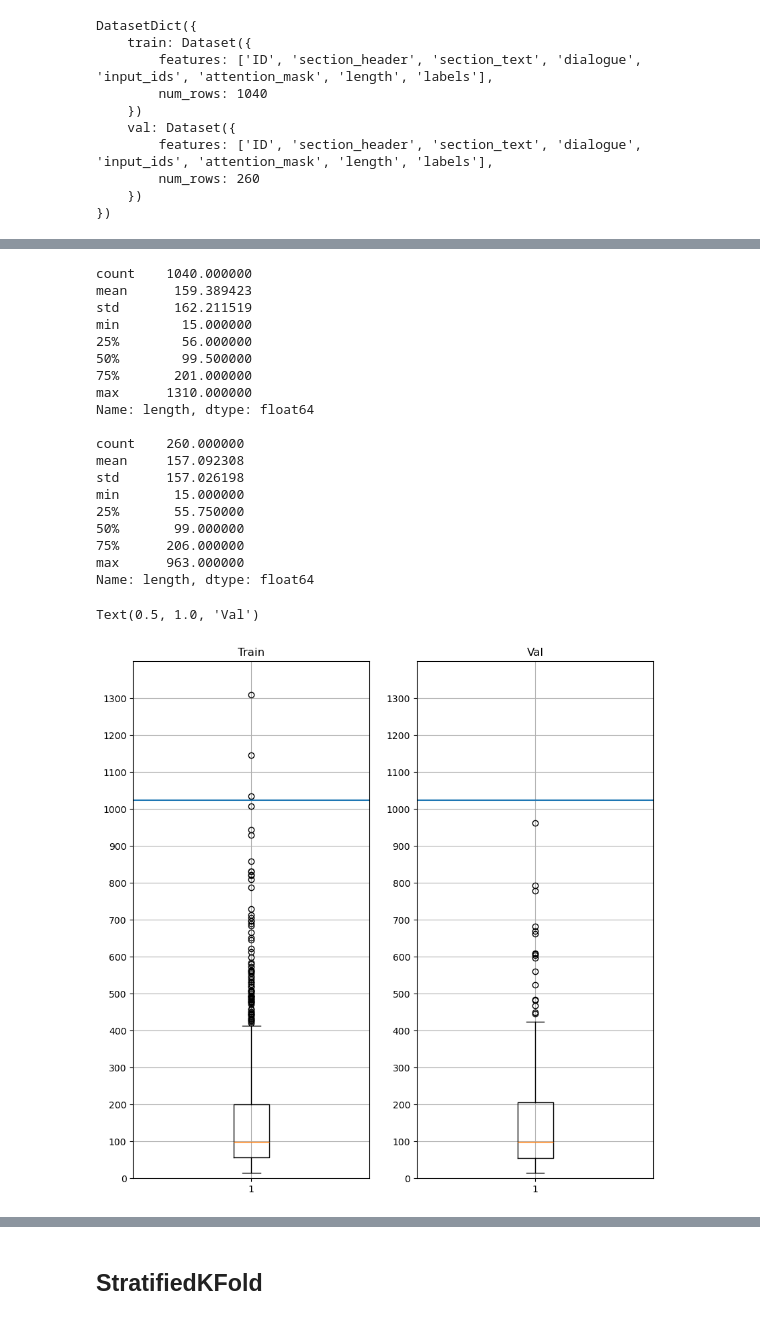
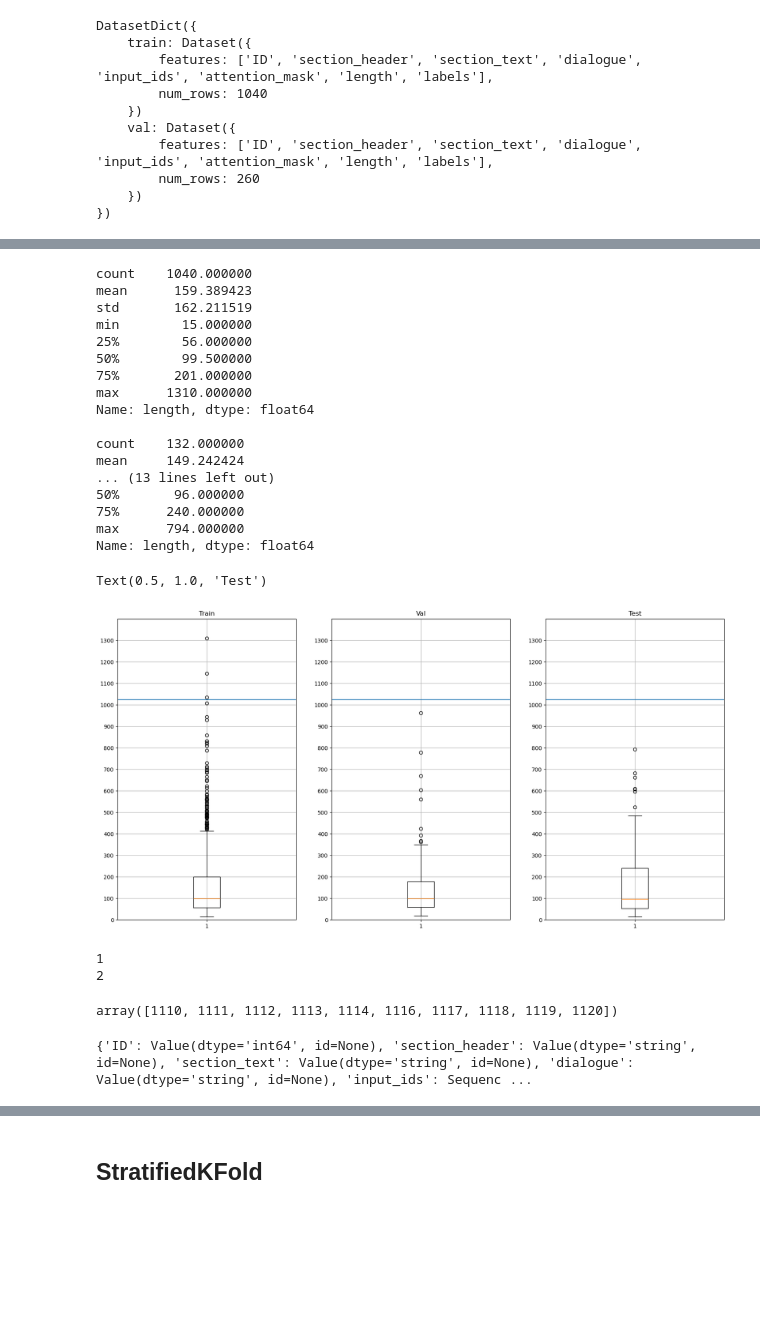
Before and after one commit to rfdspeng/ml_ai_portfolio, a Jupyter notebook: text_summ/dataset_exploration.ipynb, the cells around one changed output, grey strips where cells are left out. Drawn from its saved outputs; the diff is of its cells as text; code cells hidden in the pictures; blank space fills up the shorter version.

Commit message:
text_summ: more training. Split dataset into train/val/test splits

```diff
--- a/text_summ/dataset_exploration.ipynb
+++ b/text_summ/dataset_exploration.ipynb
@@ -339,3 +352,20 @@ DatasetDict({
         num_rows: 260
     })
 })
+# %%
+# pd.DataFrame(ds_tk_filt_split['train'])['section_header'].value_counts()
+df_val = pd.DataFrame(ds_tk_filt_split['val'])
+df_val_counts = df_val['section_header'].value_counts()
+# print(df_val_counts)
+valid_list = list(df_val_counts.index[df_val_counts >= 2])
+invalid_list = list(df_val_counts.index[df_val_counts < 2])
+print(valid_list)
+print(invalid_list)
+df_val_invalid = df_val[df_val['section_header'].isin(invalid_list)]
+df_val_valid = df_val[df_val['section_header'].isin(valid_list)]
+df_val_valid['section_header'].value_counts()
+
+labels = df_val_valid['section_header']
+val_indices, test_indices = train_test_split(range(len(labels)), test_size=0.5, stratify=labels, random_state=42)
+print(len(val_indices))
+print(len(test_indices))
@@ -341,0 +377,10 @@ DatasetDict({
+# %%
+df_val = pd.concat((df_val_valid.iloc[val_indices], df_val_invalid))
+df_test = df_val_valid.iloc[test_indices]
+# %%
+ds_tk_filt_split['val'] = datasets.Dataset.from_pandas(df_val)
+ds_tk_filt_split['test'] = datasets.Dataset.from_pandas(df_test)
+# %%
+ds_tk_filt_split['val'] = ds_tk_filt_split['val'].remove_columns(['__index_level_0__'])
+ds_tk_filt_split['test'] = ds_tk_filt_split['test'].remove_columns(['__index_level_0__'])
+ds_tk_filt_split
@@ -351,6 +414,8 @@ pd.DataFrame(ds_tk_filt_split['val'])['section_header'].value_counts().plot.bar(
 print(pd.DataFrame(ds_tk_filt_split['train'])['length'].describe())
 print('')
 print(pd.DataFrame(ds_tk_filt_split['val'])['length'].describe())
+print('')
+print(pd.DataFrame(ds_tk_filt_split['test'])['length'].describe())
 # %% [output]
 count    1040.000000
 mean      159.389423
@@ -362,13 +427,11 @@ min        15.000000
 max      1310.000000
 Name: length, dtype: float64
 
-count    260.000000
-mean     157.092308
-std      157.026198
-min       15.000000
-25%       55.750000
-50%       99.000000
-75%      206.000000
-max      963.000000
+count    132.000000
+mean     149.242424
+... (13 lines left out)
+50%       96.000000
+75%      240.000000
+max      794.000000
 Name: length, dtype: float64
 # %%
@@ -385,19 +455,27 @@ plt.ylim([0, 1400])
 # %%
-fig, (ax1, ax2) = plt.subplots(1, 2, figsize=(10,10))
+fig, (ax1, ax2, ax3) = plt.subplots(1, 3, figsize=(20,10))
 ax1.boxplot(np.array(pd.DataFrame(ds_tk_filt_split['train'])['length']))
 ax1.set_yticks(range(0,1400,100))
 ax1.axhline(max_len)
 ax1.set_ylim([0, 1400])
 ax1.grid()
 ax1.set_title('Train')
 
 ax2.boxplot(np.array(pd.DataFrame(ds_tk_filt_split['val'])['length']))
 plt.yticks(range(0,1400,100))
 ax2.axhline(max_len)
 ax2.set_yticks(range(0,1400,100))
 ax2.set_ylim([0, 1400])
 ax2.grid()
 ax2.set_title('Val')
+
+ax3.boxplot(np.array(pd.DataFrame(ds_tk_filt_split['test'])['length']))
+plt.yticks(range(0,1400,100))
+ax3.axhline(max_len)
+ax3.set_yticks(range(0,1400,100))
+ax3.set_ylim([0, 1400])
+ax3.grid()
+ax3.set_title('Test')
 # %% [output]
-Text(0.5, 1.0, 'Val')
+Text(0.5, 1.0, 'Test')
-[figure, old version]
+[figure, new version]
@@ -403,0 +484,12 @@ Text(0.5, 1.0, 'Val')
+# %%
+IDs = np.sort(np.array(IDs))
+print(min(np.diff(IDs)))
+print(max(np.diff(IDs)))
+diff = np.diff(IDs)
+np.nonzero(diff == 2)
+IDs[1110:1120]
+# Right, we removed ID 1115
+# %% [output]
+1
+2
+array([1110, 1111, 1112, 1113, 1114, 1116, 1117, 1118, 1119, 1120])
@@ -404 +500,5 @@ Text(0.5, 1.0, 'Val')
+# %%
+print(ds_tk_filt_split['train'].features)
+# %% [output]
+{'ID': Value(dtype='int64', id=None), 'section_header': Value(dtype='string', id=None), 'section_text': Value(dtype='string', id=None), 'dialogue': Value(dtype='string', id=None), 'input_ids': Sequenc ...
 # %%
```
Also changed, not shown: parts of 11 cells of this notebook, 7 other files.
